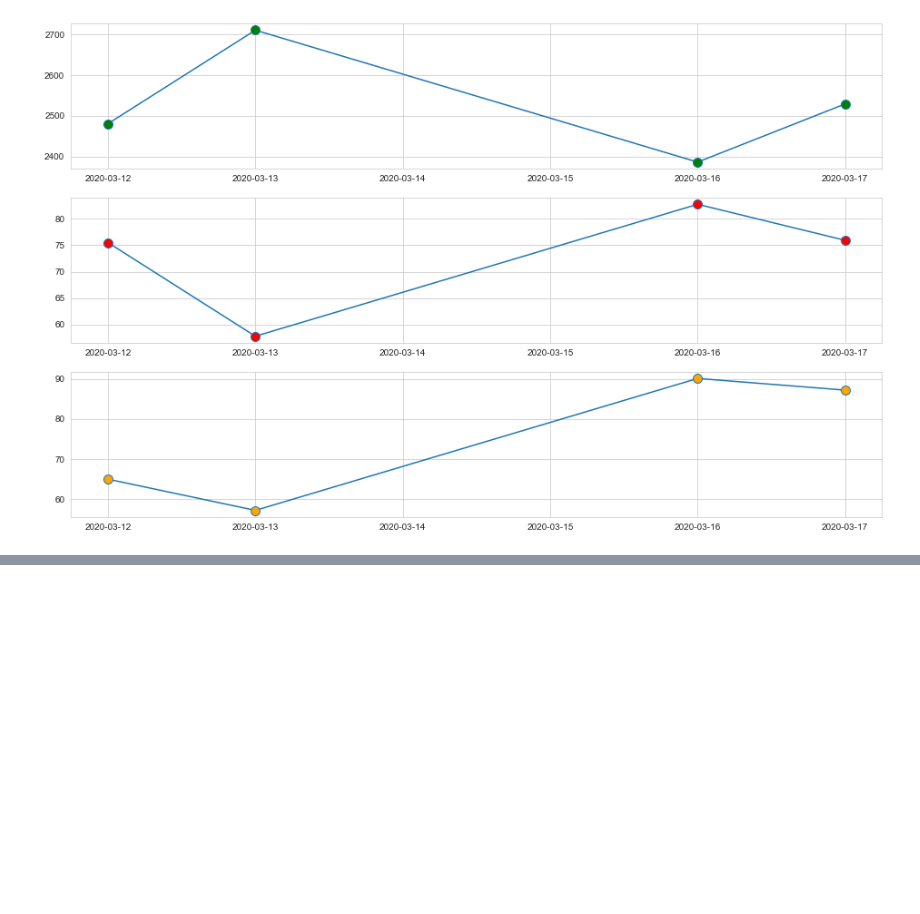
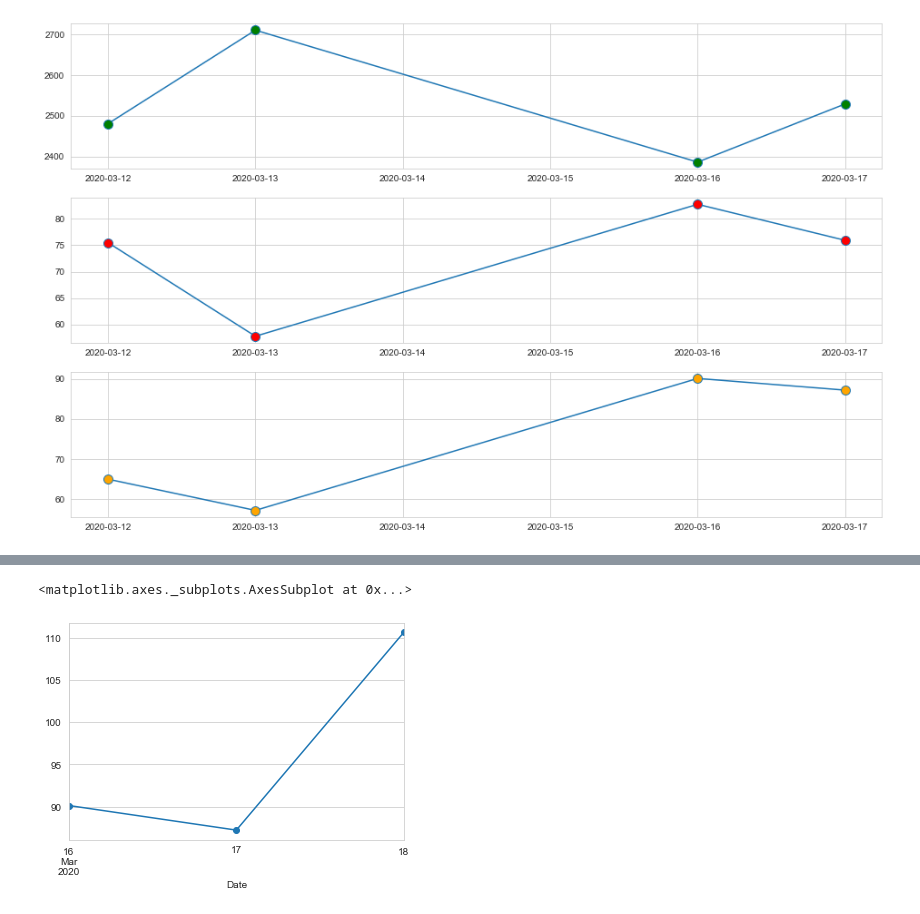
Before and after one commit to Berkat0789/Portfolio, a Jupyter notebook: Finance/Vix_Analysis/VIX vs SPY.ipynb, the cells around one changed output, grey strips where cells are left out. Cells and saved outputs as stored; diff of their text form; code cells hidden in the pictures; blank space fills up the shorter version.

```diff
--- a/Finance/Vix_Analysis/VIX vs SPY.ipynb
+++ b/Finance/Vix_Analysis/VIX vs SPY.ipynb
@@ -312,0 +331,5 @@ axes[2].plot(data.loc["2020-03-12":"2020-03-17"]["UVXY"], marker = "o", mfc = "o
+# %%
+data.loc["2020-03-15":"2020-03-18"]["UVXY"].plot(marker = "o")
+# %% [output]
+<matplotlib.axes._subplots.AxesSubplot at 0x...>
+[figure, added]
```
Also changed, not shown: parts of 13 cells of this notebook, 3 other files.
